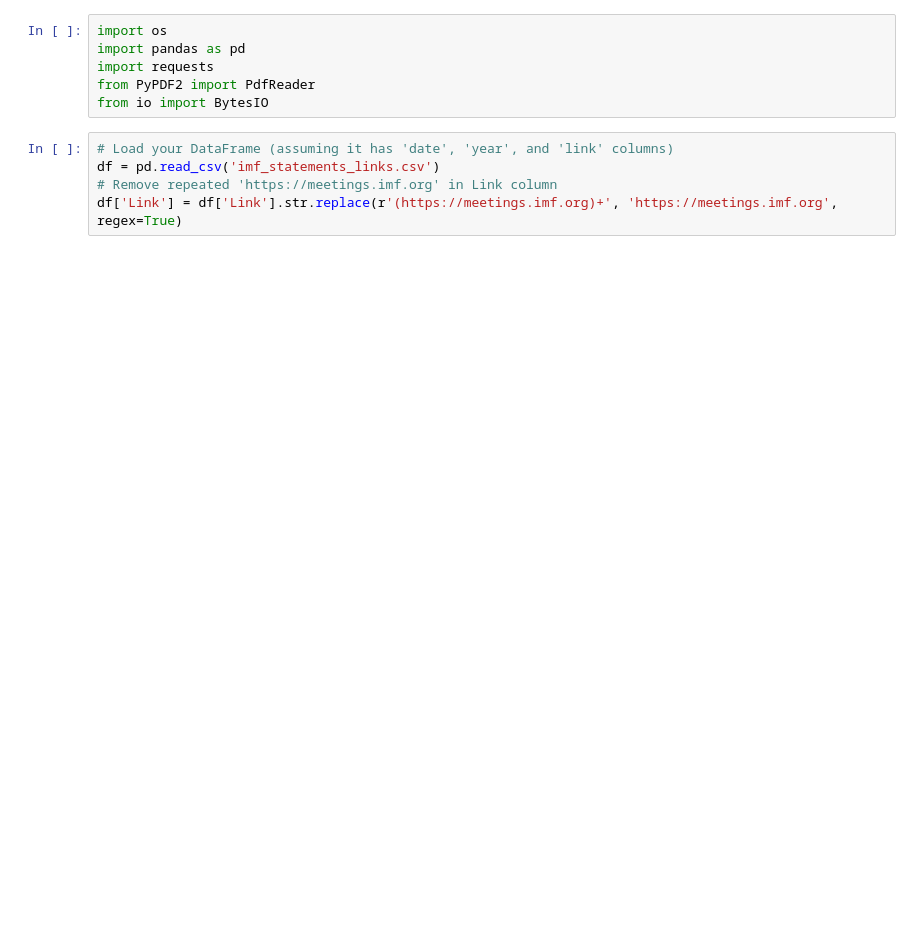
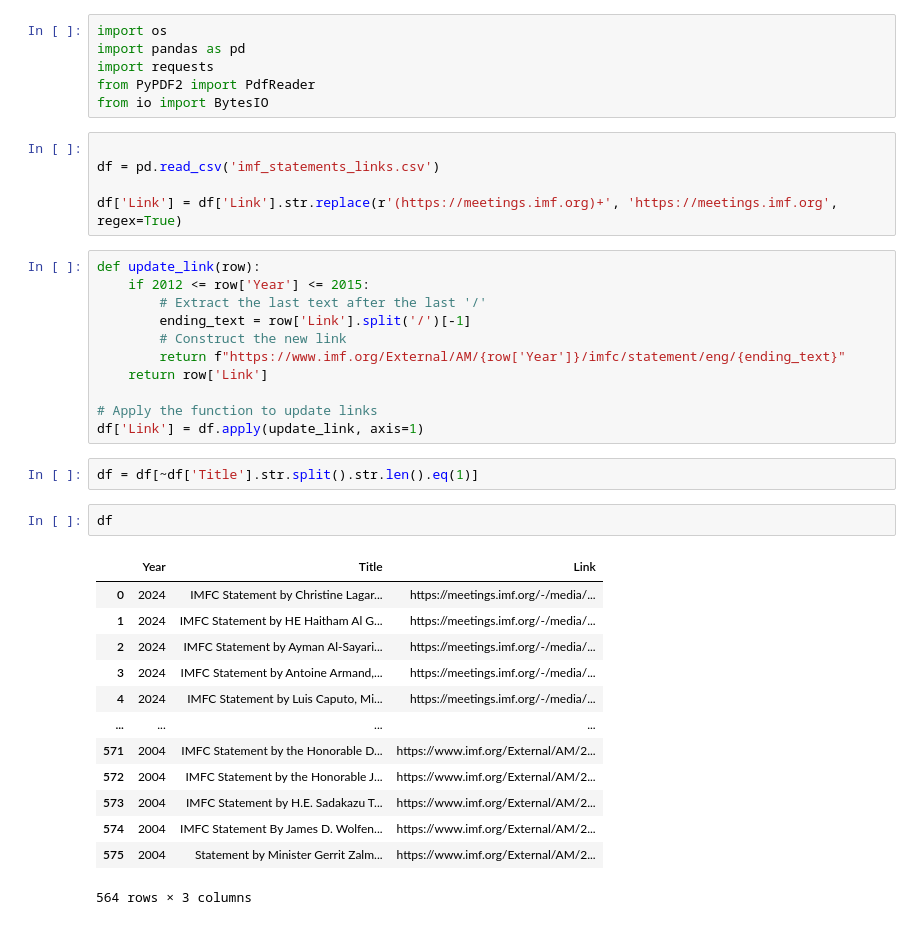
Before and after one commit to hmustafa9/IMF-Comuniques-Analysis, a Jupyter notebook: Statements_Downlaod.ipynb, the cells around one changed output. Cells and saved outputs as stored; diff of their text form; blank space fills up the shorter version.

Commit message:
Fix links in imf_statements_links.csv to point to the correct PDF files

```diff
--- a/Statements_Downlaod.ipynb
+++ b/Statements_Downlaod.ipynb
@@ -5,10 +5,39 @@ import requests
 from PyPDF2 import PdfReader
 from io import BytesIO
 # %%
-# Load your DataFrame (assuming it has 'date', 'year', and 'link' columns)
+
 df = pd.read_csv('imf_statements_links.csv')
-# Remove repeated 'https://meetings.imf.org' in Link column
+
 df['Link'] = df['Link'].str.replace(r'(https://meetings.imf.org)+', 'https://meetings.imf.org', regex=True)
+# %%
+def update_link(row):
+    if 2012 <= row['Year'] <= 2015:
+        # Extract the last text after the last '/'
+        ending_text = row['Link'].split('/')[-1]
+        # Construct the new link
+        return f"https://www.imf.org/External/AM/{row['Year']}/imfc/statement/eng/{ending_text}"
+    return row['Link']
+
+# Apply the function to update links
+df['Link'] = df.apply(update_link, axis=1)
+# %%
+df = df[~df['Title'].str.split().str.len().eq(1)]
+# %%
+df
+# %% [output]
+|  | Year | Title | Link |
+| 0 | 2024 | IMFC Statement by Christine Lagar... | https://meetings.imf.org/-/media/... |
+| 1 | 2024 | IMFC Statement by HE Haitham Al G... | https://meetings.imf.org/-/media/... |
+| 2 | 2024 | IMFC Statement by Ayman Al-Sayari... | https://meetings.imf.org/-/media/... |
+| 3 | 2024 | IMFC Statement by Antoine Armand,... | https://meetings.imf.org/-/media/... |
+| 4 | 2024 | IMFC Statement by Luis Caputo, Mi... | https://meetings.imf.org/-/media/... |
+| ... | ... | ... | ... |
+| 571 | 2004 | IMFC Statement by the Honorable D... | https://www.imf.org/External/AM/2... |
+| 572 | 2004 | IMFC Statement by the Honorable J... | https://www.imf.org/External/AM/2... |
+| 573 | 2004 | IMFC Statement by H.E. Sadakazu T... | https://www.imf.org/External/AM/2... |
+| 574 | 2004 | IMFC Statement By James D. Wolfen... | https://www.imf.org/External/AM/2... |
+| 575 | 2004 | Statement by Minister Gerrit Zalm... | https://www.imf.org/External/AM/2... |
+564 rows × 3 columns
 # %%
 import requests
 import os
```
Also changed, not shown: parts of 1 cell of this notebook, 2 other files.
